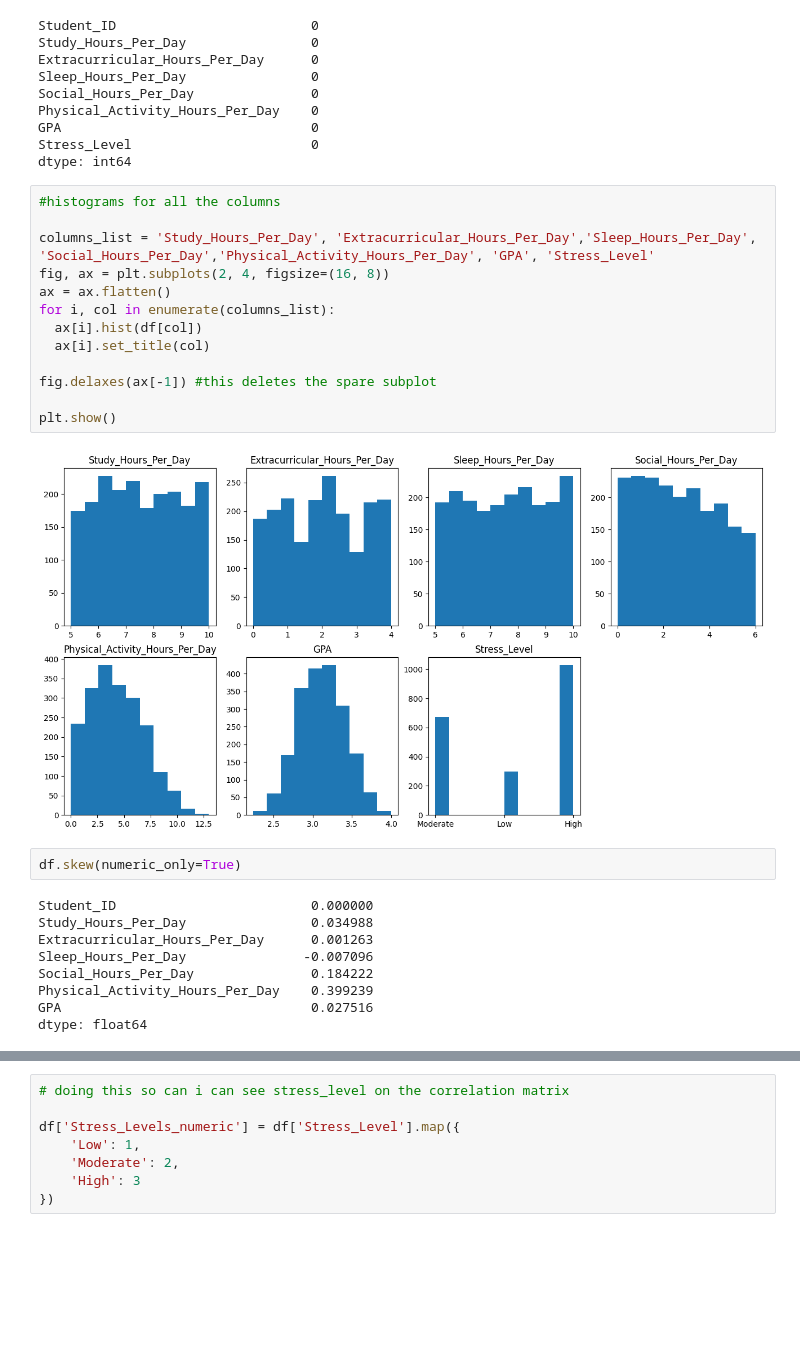
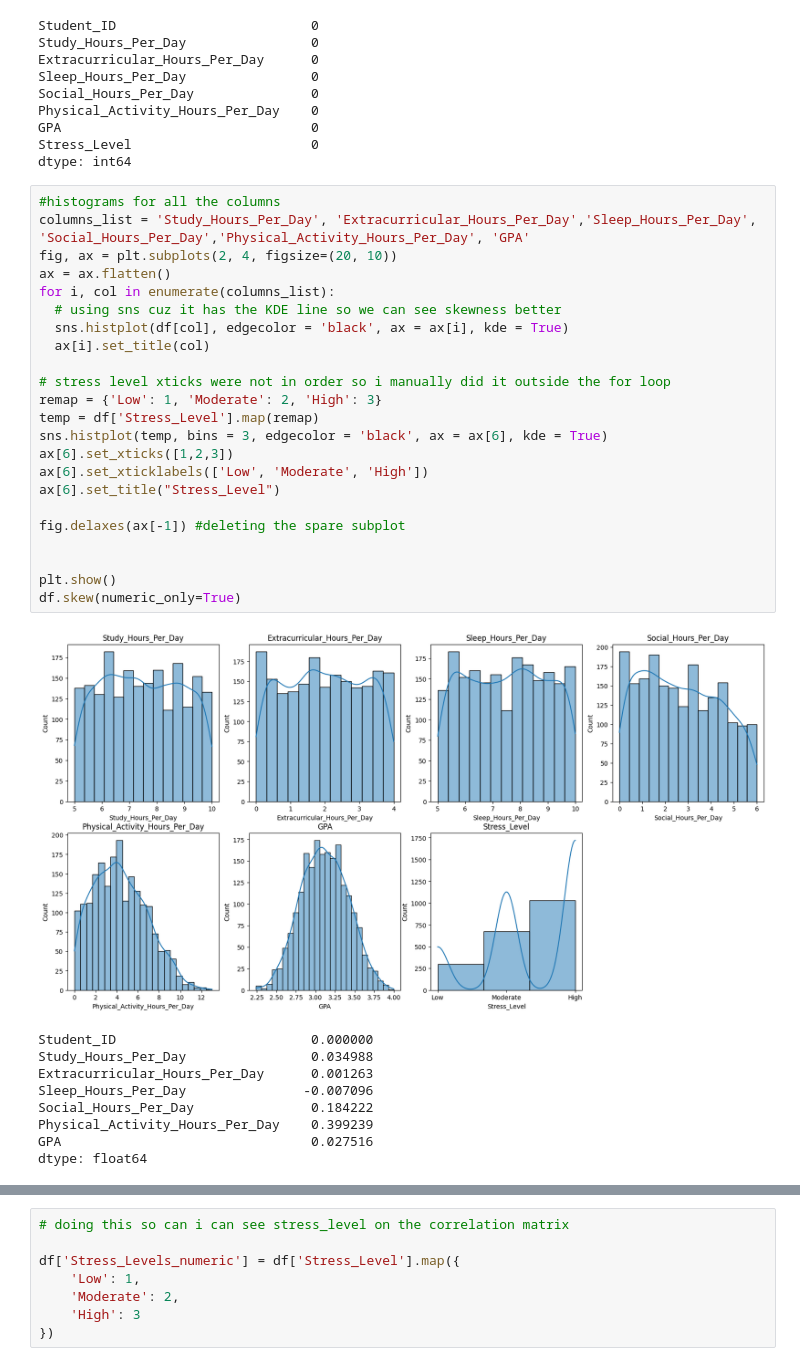
Before and after one commit to AndyFum/Data-Visualization-Final, a Jupyter notebook: final/final.ipynb, the cells around one changed output, grey strips where cells are left out. Cells and saved outputs as stored; diff of their text form; blank space fills up the shorter version.

Commit message:
improved the histograms, made scatterplots, and 'final' regression

```diff
--- a/final/final.ipynb
+++ b/final/final.ipynb
@@ -35,29 +35,36 @@ Physical_Activity_Hours_Per_Day    0
 GPA                                0
 Stress_Level                       0
 dtype: int64
-# %%
-#histograms for all the columns
-
-columns_list = 'Study_Hours_Per_Day', 'Extracurricular_Hours_Per_Day','Sleep_Hours_Per_Day', 'Social_Hours_Per_Day','Physical_Activity_Hours_Per_Day', 'GPA', 'Stress_Level'
-fig, ax = plt.subplots(2, 4, figsize=(16, 8))
-ax = ax.flatten()
-for i, col in enumerate(columns_list):
-  ax[i].hist(df[col])
-  ax[i].set_title(col)
-
-fig.delaxes(ax[-1]) #this deletes the spare subplot
-
-plt.show()
-# %% [output]
-[figure, removed]
-# %%
-df.skew(numeric_only=True)
-# %% [output]
-Student_ID                         0.000000
-Study_Hours_Per_Day                0.034988
-Extracurricular_Hours_Per_Day      0.001263
-Sleep_Hours_Per_Day               -0.007096
-Social_Hours_Per_Day               0.184222
-Physical_Activity_Hours_Per_Day    0.399239
-GPA                                0.027516
-dtype: float64
+# %%
+#histograms for all the columns
+columns_list = 'Study_Hours_Per_Day', 'Extracurricular_Hours_Per_Day','Sleep_Hours_Per_Day', 'Social_Hours_Per_Day','Physical_Activity_Hours_Per_Day', 'GPA'
+fig, ax = plt.subplots(2, 4, figsize=(20, 10))
+ax = ax.flatten()
+for i, col in enumerate(columns_list):
+  # using sns cuz it has the KDE line so we can see skewness better
+  sns.histplot(df[col], edgecolor = 'black', ax = ax[i], kde = True)
+  ax[i].set_title(col)
+
+# stress level xticks were not in order so i manually did it outside the for loop
+remap = {'Low': 1, 'Moderate': 2, 'High': 3}
+temp = df['Stress_Level'].map(remap)
+sns.histplot(temp, bins = 3, edgecolor = 'black', ax = ax[6], kde = True)
+ax[6].set_xticks([1,2,3])
+ax[6].set_xticklabels(['Low', 'Moderate', 'High'])
+ax[6].set_title("Stress_Level")
+
+fig.delaxes(ax[-1]) #deleting the spare subplot
+
+
+plt.show()
+df.skew(numeric_only=True)
+# %% [output]
+[figure, added]
+Student_ID                         0.000000
+Study_Hours_Per_Day                0.034988
+Extracurricular_Hours_Per_Day      0.001263
+Sleep_Hours_Per_Day               -0.007096
+Social_Hours_Per_Day               0.184222
+Physical_Activity_Hours_Per_Day    0.399239
+GPA                                0.027516
+dtype: float64
```
Also changed, not shown: parts of 14 cells of this notebook.
